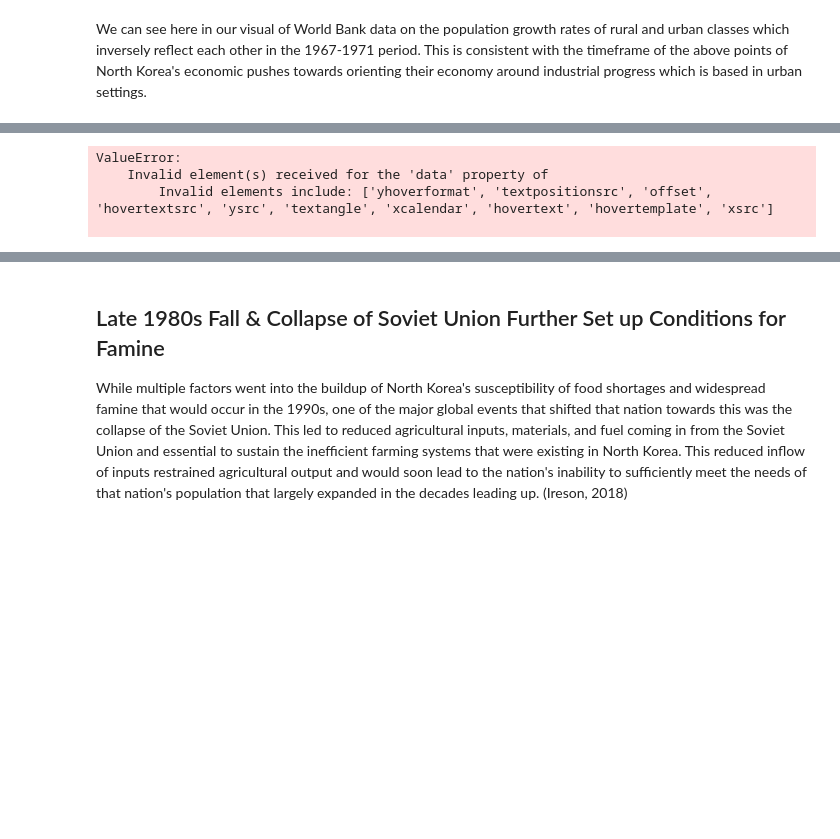
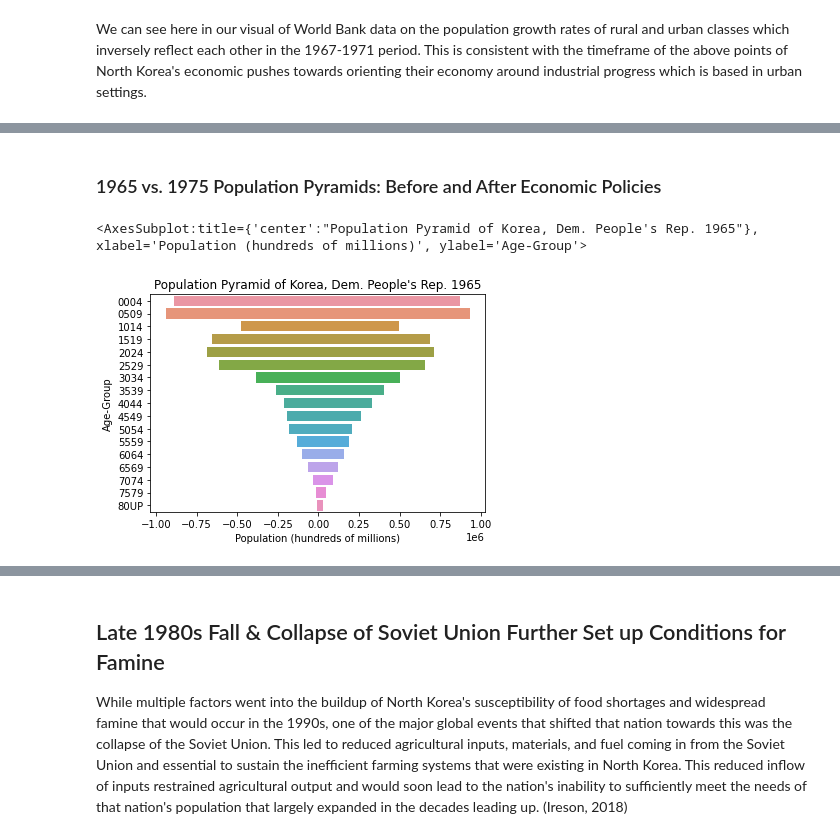
Before and after one commit to maxwell-sapp/EEP153-Project-1, a Jupyter notebook: North_Korea_Economics.ipynb, the cells around one changed output, grey strips where cells are left out. Drawn from its saved outputs; the diff is of its cells as text; code cells hidden in the pictures; blank space fills up the shorter version.

```diff
--- a/North_Korea_Economics.ipynb
+++ b/North_Korea_Economics.ipynb
@@ -429,30 +414,0 @@ layout = go.Layout(barmode='overlay',
-# %%
-# Count down by increments of 20 years
-year_range_1 = range(1975,1964,-10)
-year_range_2 = range(2000, 1992, -7)
-
-bins= []
-
-# This makes a list of graphs, year by year
-bins += go.Bar(x = male_1975,
-               y = [int(s[:2])+1 for s in age_ranges],
-               orientation='h',
-               name='Men {:d}'+ '1975',
-               hoverinfo='skip'
-              )
-#         for year in year_range_1]
-
-bins += go.Bar(x = female_1975,
-                y=[int(s[:2])+1 for s in age_ranges],
-                orientation='h',
-                name='Women {:d}'+'1975',
-                hoverinfo='skip',
-               )
-#          for year in year_range_1]
-
-py.iplot(dict(data=bins, layout=layout))
-# %% [output]
-ValueError:
-    Invalid element(s) received for the 'data' property of
-        Invalid elements include: ['yhoverformat', 'textpositionsrc', 'offset', 'hovertextsrc', 'ysrc', 'textangle', 'xcalendar', 'hovertext', 'hovertemplate', 'xsrc']
-
@@ -460,0 +421,24 @@ ValueError:
+# %%
+def pop_pyramid(df):
+
+    #separate df based on sex
+    #females will be shown on the right and males on the left of 0
+    male = df.iloc[:, :17].values[0]*-1
+    female = df.iloc[:, 17:].values[0]
+
+    #grab the year and country name
+    year = df.reset_index().iloc[:, 1].to_list()[0]
+    country = df.reset_index().iloc[:, 0].to_list()[0]
+
+    bar_plot = sns.barplot(x=male, y=age_ranges, data=df, order=age_ranges)
+    bar_plot = sns.barplot(x=female, y=age_ranges, data=df, order=age_ranges)
+    bar_plot.set(xlabel="Population (hundreds of millions)", ylabel="Age-Group", title = "Population Pyramid of "+country+" "+year)
+
+    return bar_plot
+# %% [markdown]
+### 1965 vs. 1975 Population Pyramids: Before and After Economic Policies
+# %%
+pop_pyramid(nk_1965)
+# %% [output]
+<AxesSubplot:title={'center':"Population Pyramid of Korea, Dem. People's Rep. 1965"}, xlabel='Population (hundreds of millions)', ylabel='Age-Group'>
+[figure, added]
```
Also changed, not shown: parts of 27 cells of this notebook.
